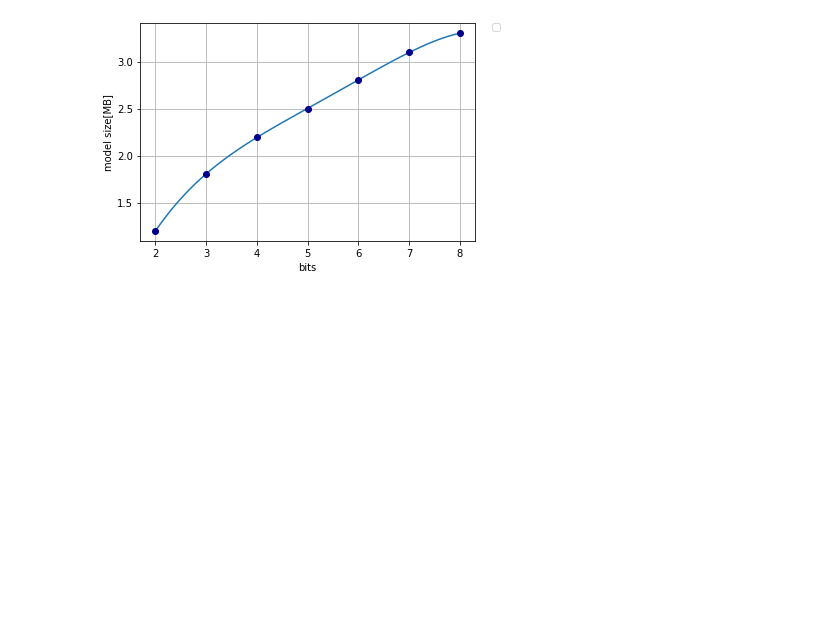
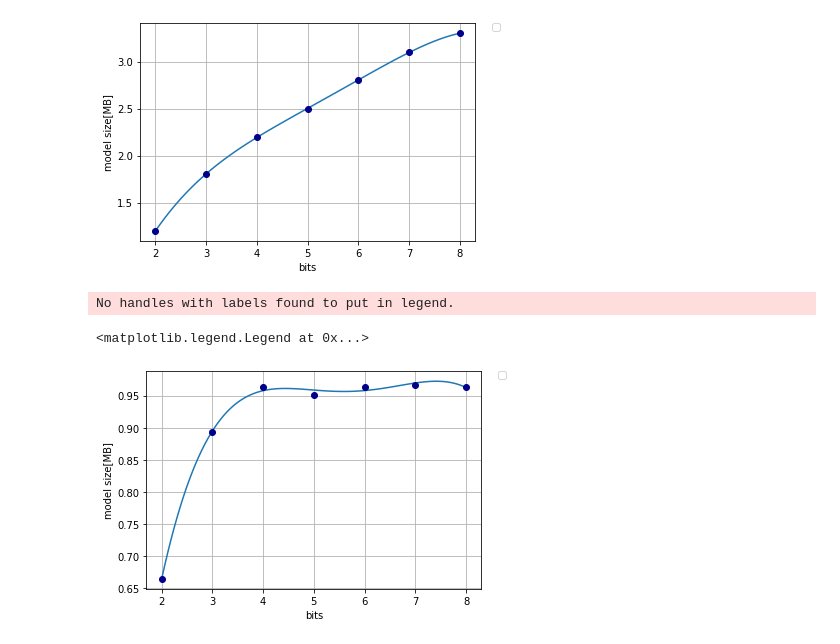
Before and after one commit to oanaucs/quant, a Jupyter notebook: compressed_network/eval/LeNet_accuracy_vs_compression.ipynb, the cells around one changed output. Drawn from its saved outputs; the diff is of its cells as text; code cells hidden in the pictures; blank space fills up the shorter version.

```diff
--- a/compressed_network/eval/LeNet_accuracy_vs_compression.ipynb
+++ b/compressed_network/eval/LeNet_accuracy_vs_compression.ipynb
@@ -335,3 +355,20 @@ plt.legend(bbox_to_anchor=(1.05, 1), loc='upper left', borderaxespad=0.)
 No handles with labels found to put in legend.
 <matplotlib.legend.Legend at 0x...>
 [figure]
+# %%
+# plot points
+fig, ax = plt.subplots()
+
+ax.grid()
+poly = np.polyfit(pruning_quant_data['bits'], pruning_quant_data['accuracy'], 4)
+x = np.linspace(pruning_quant_data['bits'].min(), pruning_quant_data['bits'].max(), 100)
+p = np.poly1d(poly)
+plt.plot(x, p(x))
+plt.plot(pruning_quant_data['bits'], pruning_quant_data['accuracy'], 'bo', color='darkblue')
+plt.xlabel('bits')
+plt.ylabel('model size[MB]')
+plt.legend(bbox_to_anchor=(1.05, 1), loc='upper left', borderaxespad=0.)
+# %% [output]
+No handles with labels found to put in legend.
+<matplotlib.legend.Legend at 0x...>
+[figure, added]
```
Also changed, not shown: parts of 4 cells of this notebook, 8 other files.
